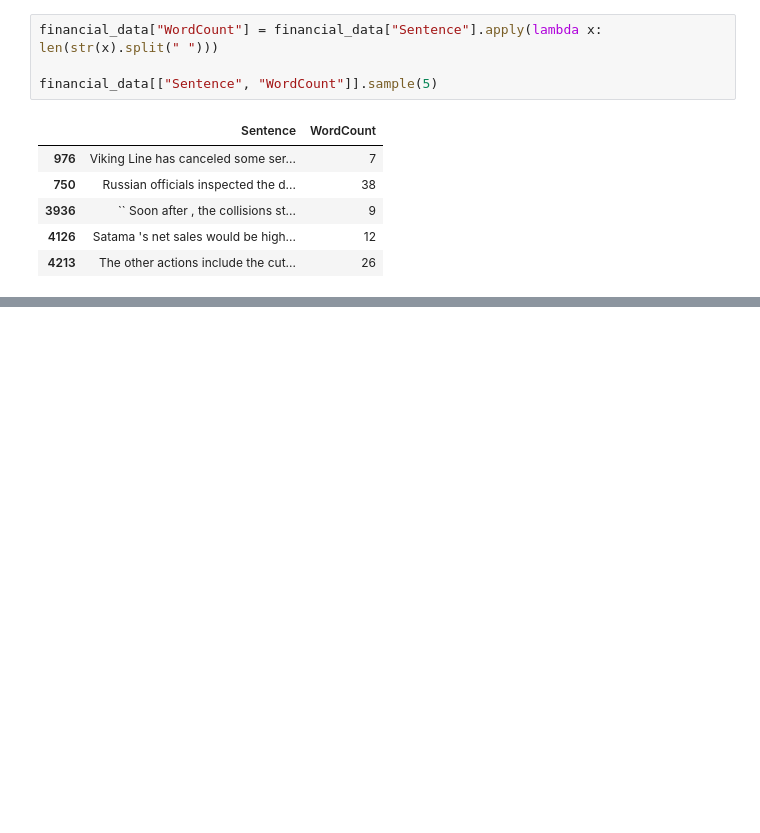
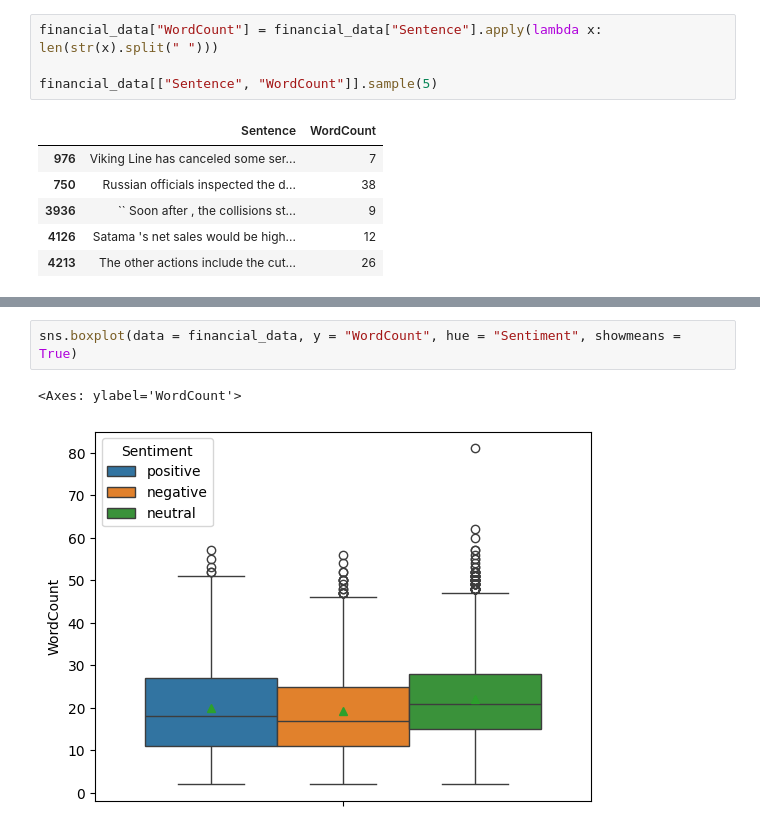
Before and after one commit to ganeshteli/sentiment-analysis-with-neural-networks, a Jupyter notebook: app.ipynb, the cells around one changed output, grey strips where cells are left out. Drawn from its saved outputs; the diff is of its cells as text; blank space fills up the shorter version.

```diff
--- a/app.ipynb
+++ b/app.ipynb
@@ -67,0 +89,5 @@ financial_data[["Sentence", "WordCount"]].sample(5)
+# %%
+sns.boxplot(data = financial_data, y = "WordCount", hue = "Sentiment", showmeans = True)
+# %% [output]
+<Axes: ylabel='WordCount'>
+[figure, added]
```
Also changed, not shown: parts of 3 cells of this notebook.
